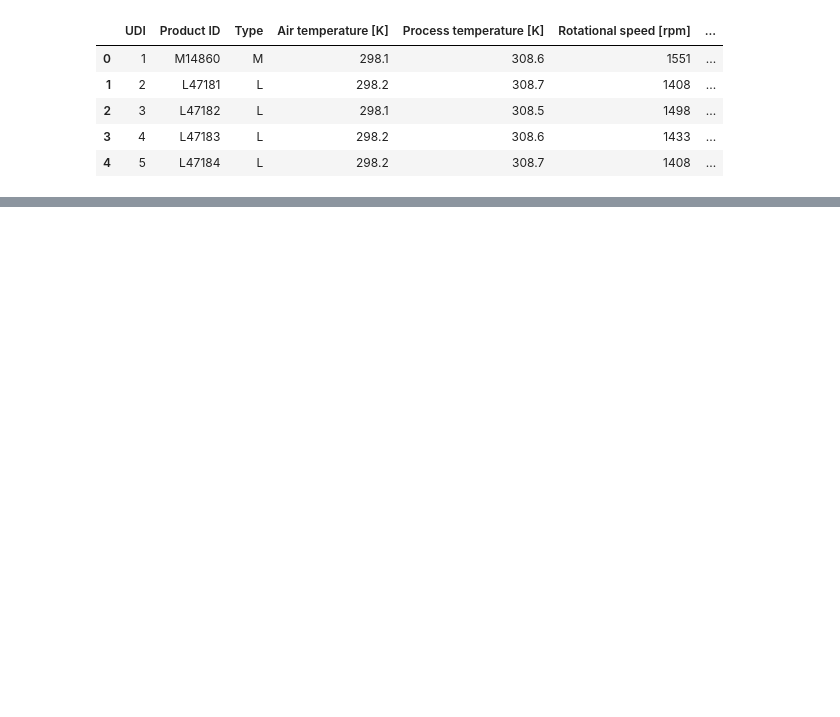
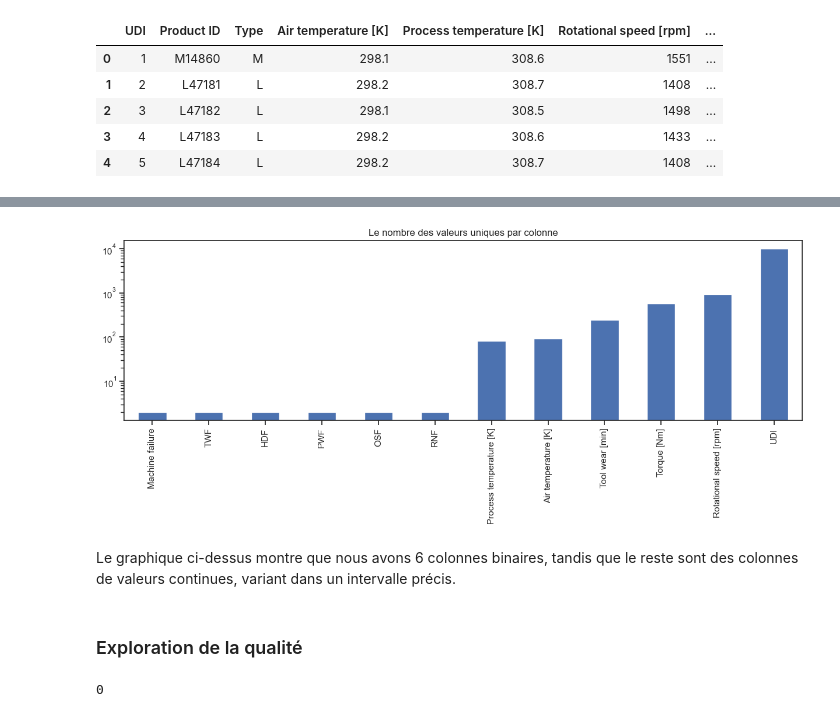
Before and after one commit to fatihamaazaz/MLOps_Project-Predictive_Maintenance, a Jupyter notebook: notebooks/Data_Exploration.ipynb, the cells around one changed output, grey strips where cells are left out. Saved outputs shown, nothing was run; the diff lists cells and outputs as text; code cells hidden in the pictures; blank space fills up the shorter version.

```diff
--- a/notebooks/Data_Exploration.ipynb
+++ b/notebooks/Data_Exploration.ipynb
@@ -55,0 +79,17 @@ data.loc[:, "Air temperature [K]":"Tool wear [min]"].describe()
+# %%
+#Insights sur la nature des colonnes numériques (binaire, ordinal, continue etc)
+unique_values = data.select_dtypes(include="number").nunique().sort_values()
+
+unique_values.plot.bar(logy=True, figsize=(15, 4), title="Le nombre des valeurs uniques par colonne");
+# %% [output]
+[figure, added]
+# %% [markdown]
+Le graphique ci-dessus montre que nous avons 6 colonnes binaires, tandis que le reste sont des colonnes de valeurs continues, variant dans un intervalle précis.
+# %% [markdown]
+### Exploration de la qualité
+# %%
+#Le nombre des lignes dupliqués
+duplicate_rows = data.duplicated().sum()
+print(duplicate_rows)
+# %% [output]
+0
```
Also changed, not shown: parts of 32 cells of this notebook.
